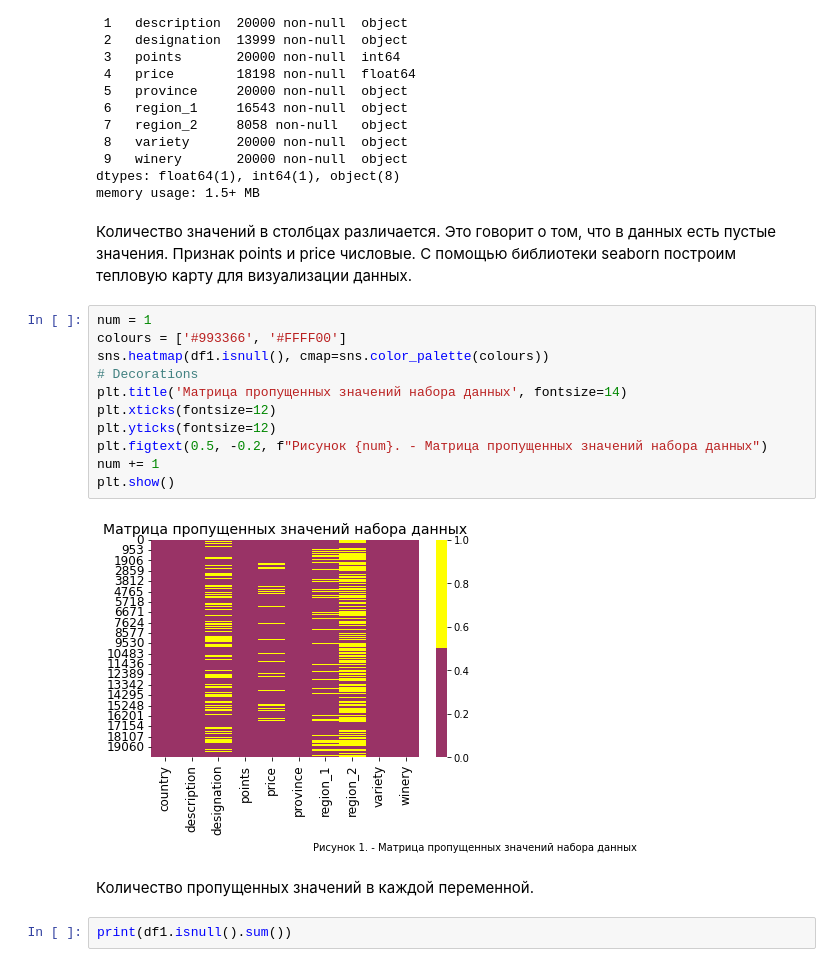
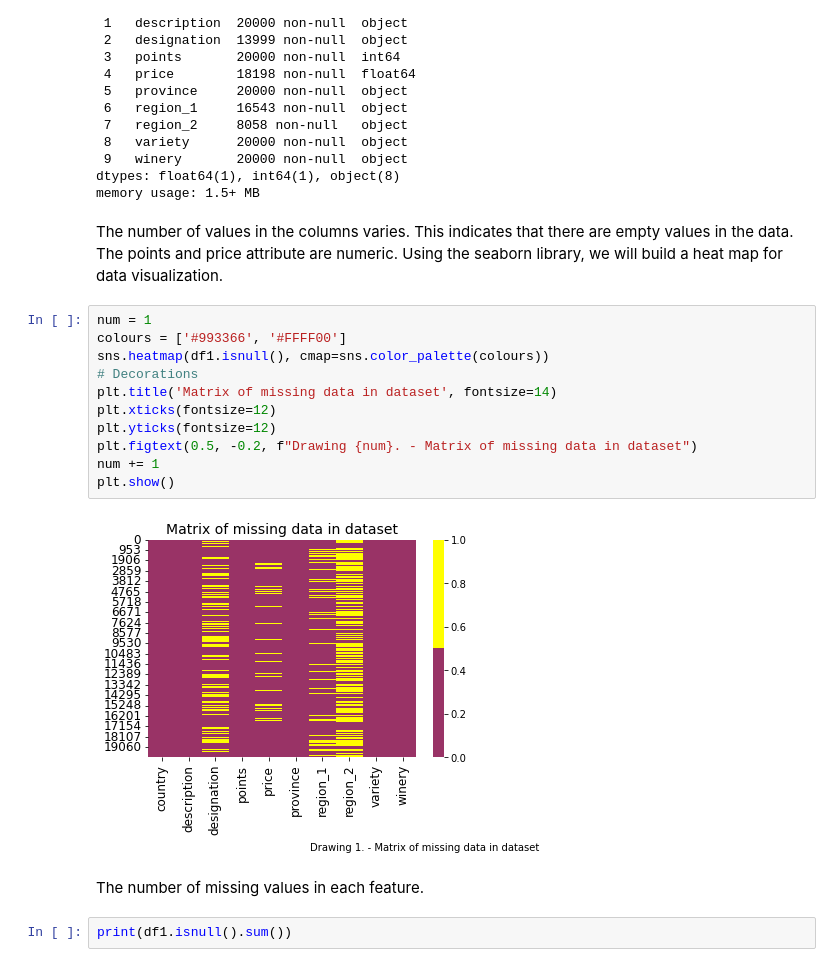
Before and after one commit to kobazauros/CZN-Data-Analysis, a Jupyter notebook: Final paper. Patterns that determine wine popularity..ipynb, the cells around one changed output. Drawn from its saved outputs; the diff is of its cells as text.

```diff
--- a/Final paper. Patterns that determine wine popularity..ipynb
+++ b/Final paper. Patterns that determine wine popularity..ipynb
@@ -124,23 +123,23 @@ Data columns (total 10 columns):
  9   winery       20000 non-null  object
 dtypes: float64(1), int64(1), object(8)
 memory usage: 1.5+ MB
-# %% [markdown]
-Количество значений в столбцах различается. Это говорит о том, что в данных есть пустые значения. Признак points и price числовые. С помощью библиотеки seaborn построим тепловую карту для визуализации данных.
+# %% [markdown]
+The number of values in the columns varies. This indicates that there are empty values in the data. The points and price attribute are numeric. Using the seaborn library, we will build a heat map for data visualization.
 # %%
 num = 1
 colours = ['#993366', '#FFFF00']
 sns.heatmap(df1.isnull(), cmap=sns.color_palette(colours))
 # Decorations
-plt.title('Матрица пропущенных значений набора данных', fontsize=14)
+plt.title('Matrix of missing data in dataset', fontsize=14)
 plt.xticks(fontsize=12)
 plt.yticks(fontsize=12)
-plt.figtext(0.5, -0.2, f"Рисунок {num}. - Матрица пропущенных значений набора данных")
+plt.figtext(0.5, -0.2, f"Drawing {num}. - Matrix of missing data in dataset")
 num += 1
 plt.show()
 # %% [output]
-[figure, old version]
+[figure, new version]
-# %% [markdown]
-Количество пропущенных значений в каждой переменной.
+# %% [markdown]
+The number of missing values in each feature.
 # %%
 print(df1.isnull().sum())
 # %% [output]
```
Also changed, not shown: parts of 48 cells of this notebook.
